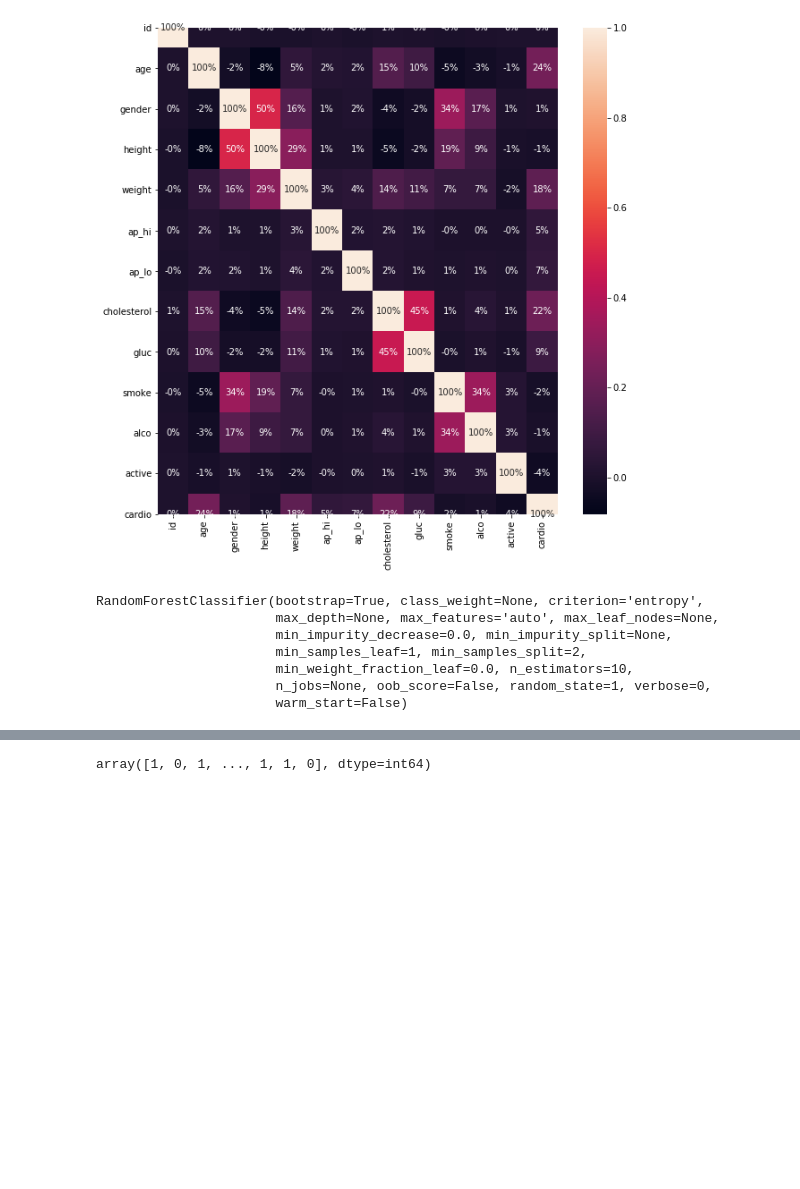
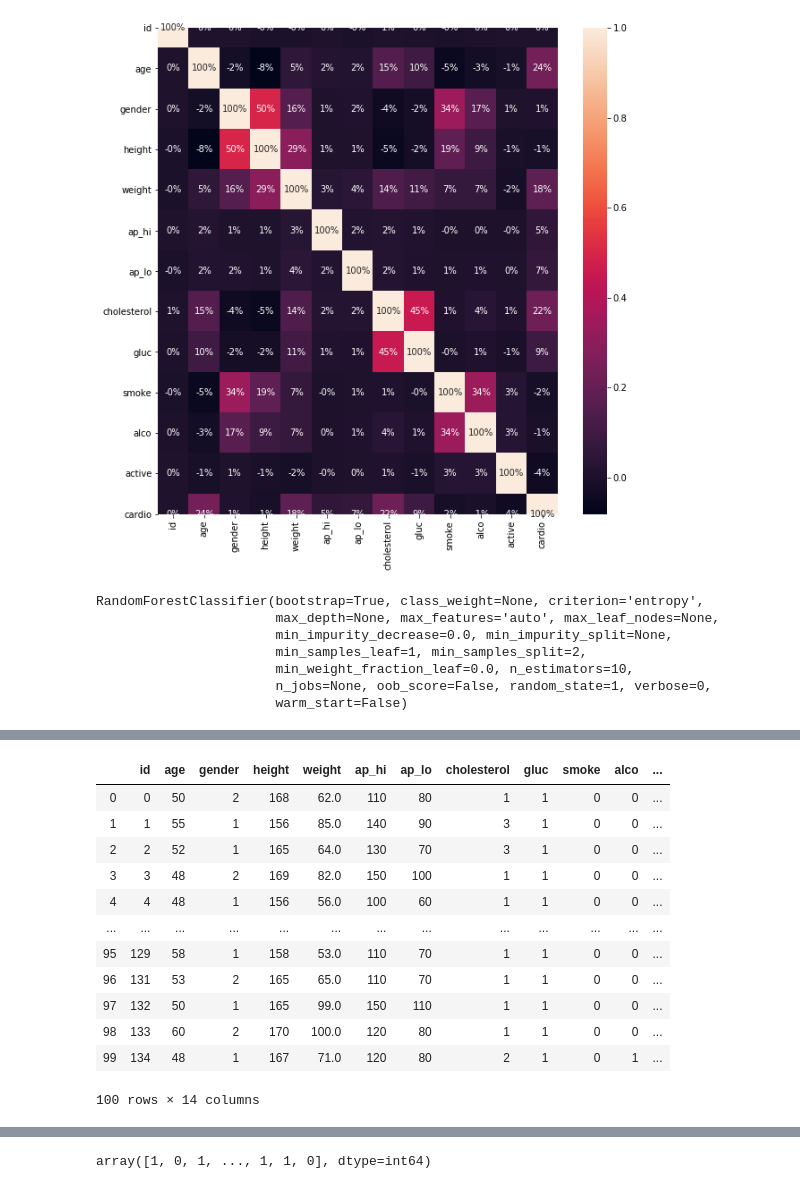
Before and after one commit to ZainULArfeen/data_mining, a Jupyter notebook: heart_disease_prediction/notebooks/heartDisease.ipynb, the cells around one changed output, grey strips where cells are left out. Cells and saved outputs as stored; diff of their text form; code cells hidden in the pictures; blank space fills up the shorter version.

```diff
--- a/heart_disease_prediction/notebooks/heartDisease.ipynb
+++ b/heart_disease_prediction/notebooks/heartDisease.ipynb
@@ -191,0 +209,8 @@ array([1, 0, 1, ..., 1, 1, 0], dtype=int64)
+# %%
+heart_disease = []
+for value in prediction:
+    if value == 1:
+        heart_disease.append('yes')
+    else:
+        heart_disease.append('no')
+heart_disease
@@ -192,3 +235,20 @@ array([1, 0, 1, ..., 1, 1, 0], dtype=int64)
+# %%
+df['heart_patient'] = pd.DataFrame(heart_disease)
+df.head(100)
+# %% [output]
+|  | id | age | gender | height | weight | ap_hi | ap_lo | cholesterol | gluc | smoke | alco | ... |
+| 0 | 0 | 50 | 2 | 168 | 62.0 | 110 | 80 | 1 | 1 | 0 | 0 | ... |
+| 1 | 1 | 55 | 1 | 156 | 85.0 | 140 | 90 | 3 | 1 | 0 | 0 | ... |
+| 2 | 2 | 52 | 1 | 165 | 64.0 | 130 | 70 | 3 | 1 | 0 | 0 | ... |
+| 3 | 3 | 48 | 2 | 169 | 82.0 | 150 | 100 | 1 | 1 | 0 | 0 | ... |
+| 4 | 4 | 48 | 1 | 156 | 56.0 | 100 | 60 | 1 | 1 | 0 | 0 | ... |
+| ... | ... | ... | ... | ... | ... | ... | ... | ... | ... | ... | ... | ... |
+| 95 | 129 | 58 | 1 | 158 | 53.0 | 110 | 70 | 1 | 1 | 0 | 0 | ... |
+| 96 | 131 | 53 | 2 | 165 | 65.0 | 110 | 70 | 1 | 1 | 0 | 0 | ... |
+| 97 | 132 | 50 | 1 | 165 | 99.0 | 150 | 110 | 1 | 1 | 0 | 0 | ... |
+| 98 | 133 | 60 | 2 | 170 | 100.0 | 120 | 80 | 1 | 1 | 0 | 0 | ... |
+| 99 | 134 | 48 | 1 | 167 | 71.0 | 120 | 80 | 2 | 1 | 0 | 1 | ... |
+100 rows × 14 columns
 # %%
 from sklearn.metrics import confusion_matrix
 cm = confusion_matrix(Y_test, clf.predict(X_test))
```
Also changed, not shown: parts of 14 cells of this notebook.
